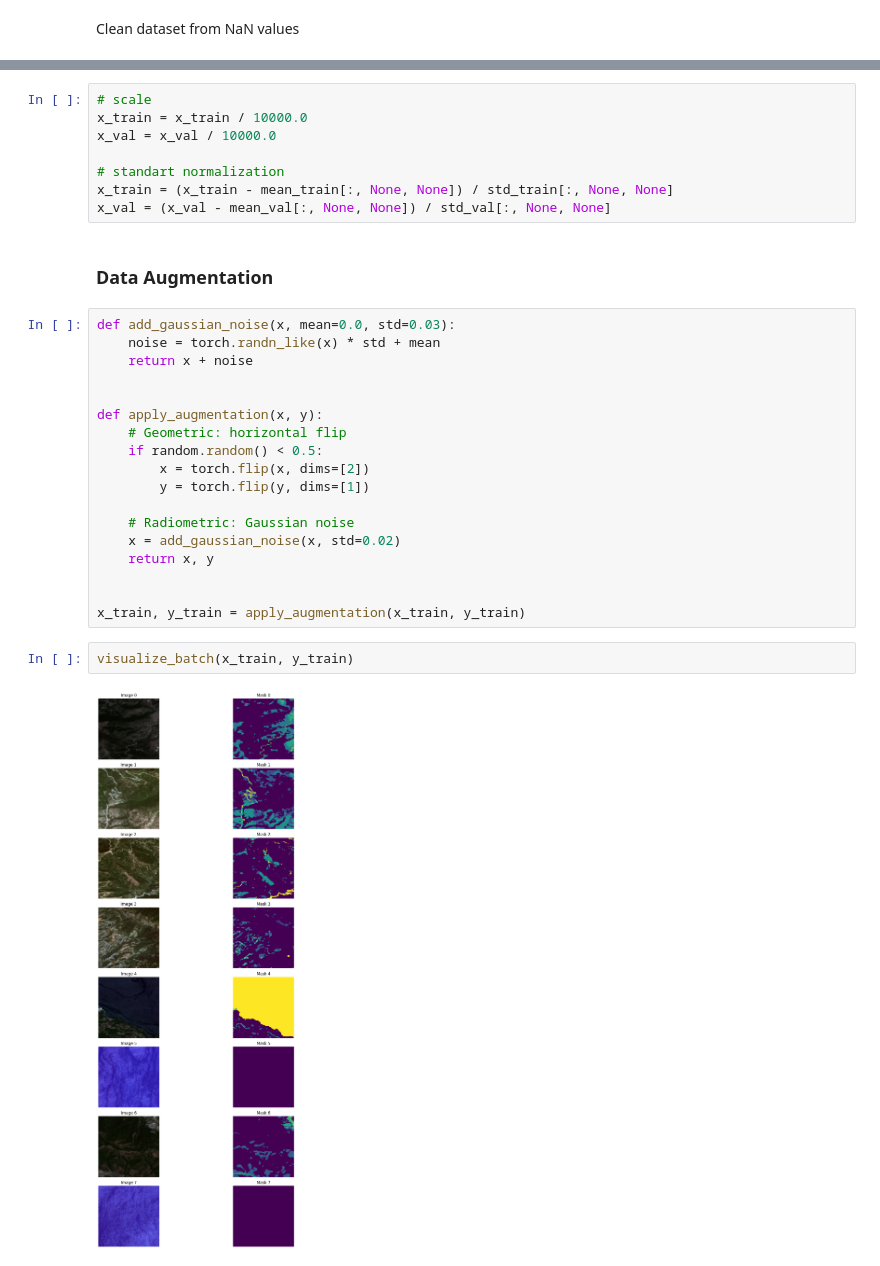
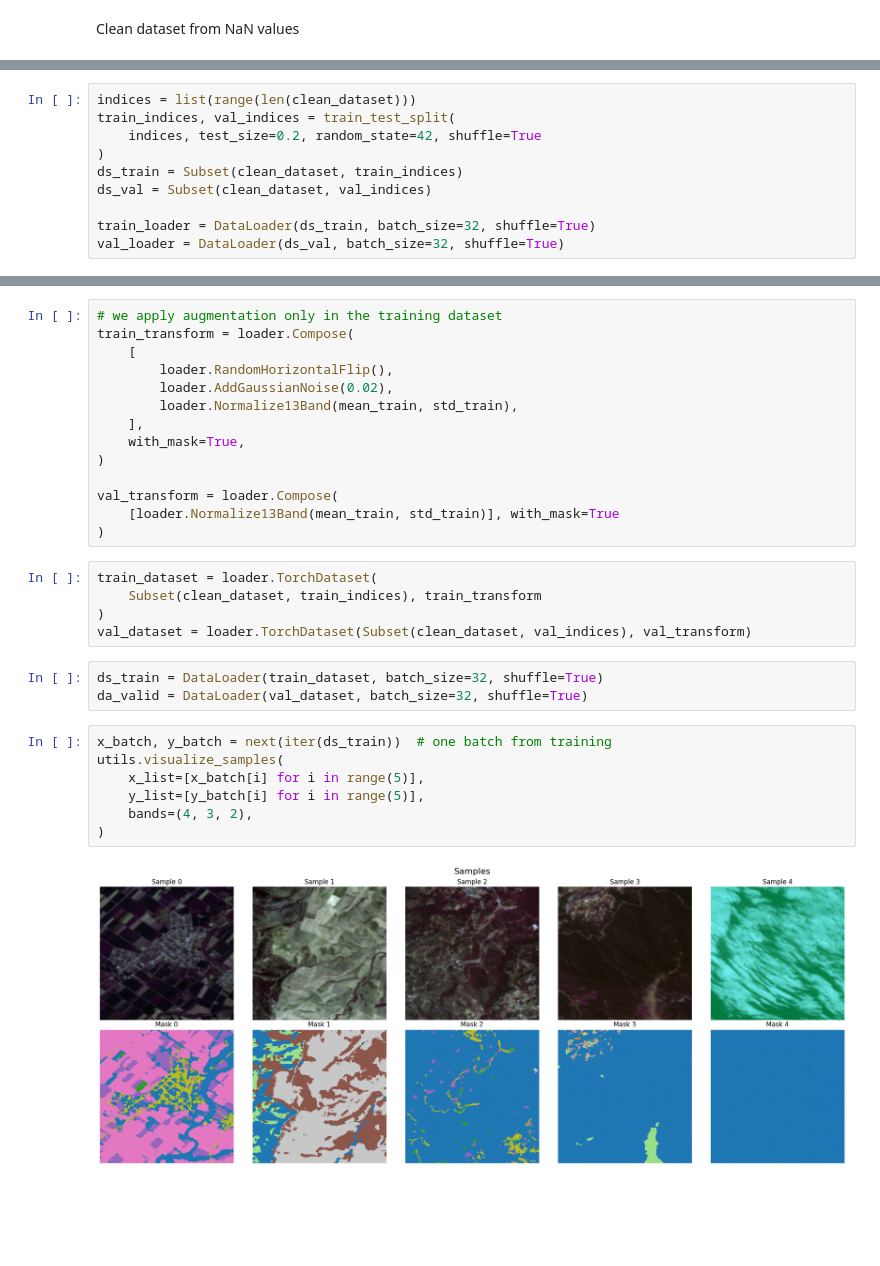
Before and after one commit to pervolarakis2001/land_cover_mapping, a Jupyter notebook: pipeline.ipynb, the cells around one changed output, grey strips where cells are left out. Cells and saved outputs as stored; diff of their text form; blank space fills up the shorter version.

```diff
--- a/pipeline.ipynb
+++ b/pipeline.ipynb
@@ -178 +97,11 @@ visualize_batch(x_train, y_train)
+# %%
+indices = list(range(len(clean_dataset)))
+train_indices, val_indices = train_test_split(
+    indices, test_size=0.2, random_state=42, shuffle=True
+)
+ds_train = Subset(clean_dataset, train_indices)
+ds_val = Subset(clean_dataset, val_indices)
+
+train_loader = DataLoader(ds_train, batch_size=32, shuffle=True)
+val_loader = DataLoader(ds_val, batch_size=32, shuffle=True)
 # %% [markdown]
@@ -205,32 +133,31 @@ mean_val, std_val = compute_band_stats(val_loader)
 # %%
-# scale
-x_train = x_train / 10000.0
-x_val = x_val / 10000.0
+# we apply augmentation only in the training dataset
+train_transform = loader.Compose(
+    [
+        loader.RandomHorizontalFlip(),
+        loader.AddGaussianNoise(0.02),
+        loader.Normalize13Band(mean_train, std_train),
+    ],
+    with_mask=True,
+)
 
-# standart normalization
-x_train = (x_train - mean_train[:, None, None]) / std_train[:, None, None]
-x_val = (x_val - mean_val[:, None, None]) / std_val[:, None, None]
+val_transform = loader.Compose(
+    [loader.Normalize13Band(mean_train, std_train)], with_mask=True
+)
-# %% [markdown]
-### Data Augmentation
-# %%
-def add_gaussian_noise(x, mean=0.0, std=0.03):
-    noise = torch.randn_like(x) * std + mean
-    return x + noise
-
-
-def apply_augmentation(x, y):
-    # Geometric: horizontal flip
-    if random.random() < 0.5:
-        x = torch.flip(x, dims=[2])
-        y = torch.flip(y, dims=[1])
-
-    # Radiometric: Gaussian noise
-    x = add_gaussian_noise(x, std=0.02)
-    return x, y
-
-
-x_train, y_train = apply_augmentation(x_train, y_train)
-# %%
-visualize_batch(x_train, y_train)
-# %% [output]
-[figure, removed]
+# %%
+train_dataset = loader.TorchDataset(
+    Subset(clean_dataset, train_indices), train_transform
+)
+val_dataset = loader.TorchDataset(Subset(clean_dataset, val_indices), val_transform)
+# %%
+ds_train = DataLoader(train_dataset, batch_size=32, shuffle=True)
+da_valid = DataLoader(val_dataset, batch_size=32, shuffle=True)
+# %%
+x_batch, y_batch = next(iter(ds_train))  # one batch from training
+utils.visualize_samples(
+    x_list=[x_batch[i] for i in range(5)],
+    y_list=[y_batch[i] for i in range(5)],
+    bands=(4, 3, 2),
+)
+# %% [output]
+[figure, added]
```
Also changed, not shown: parts of 16 cells of this notebook, 3 other files.
